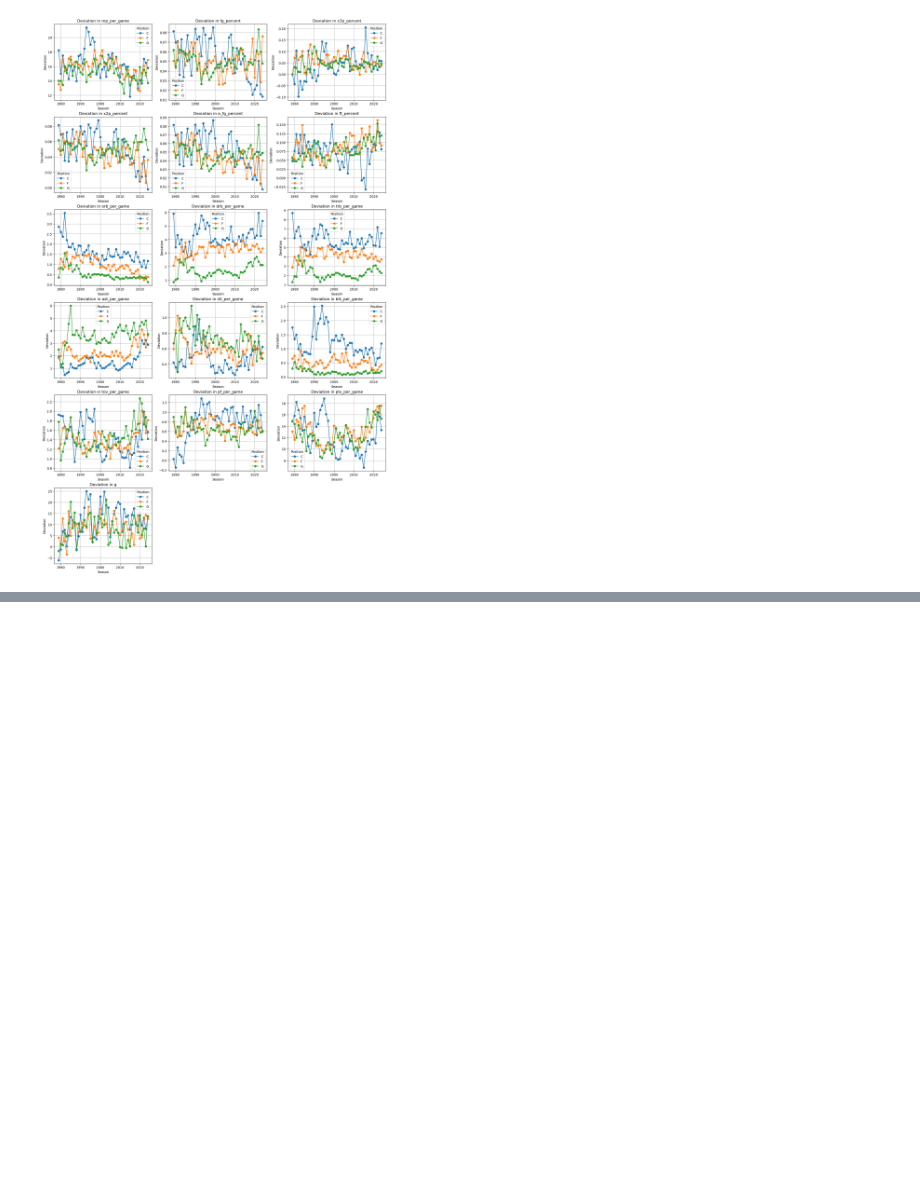
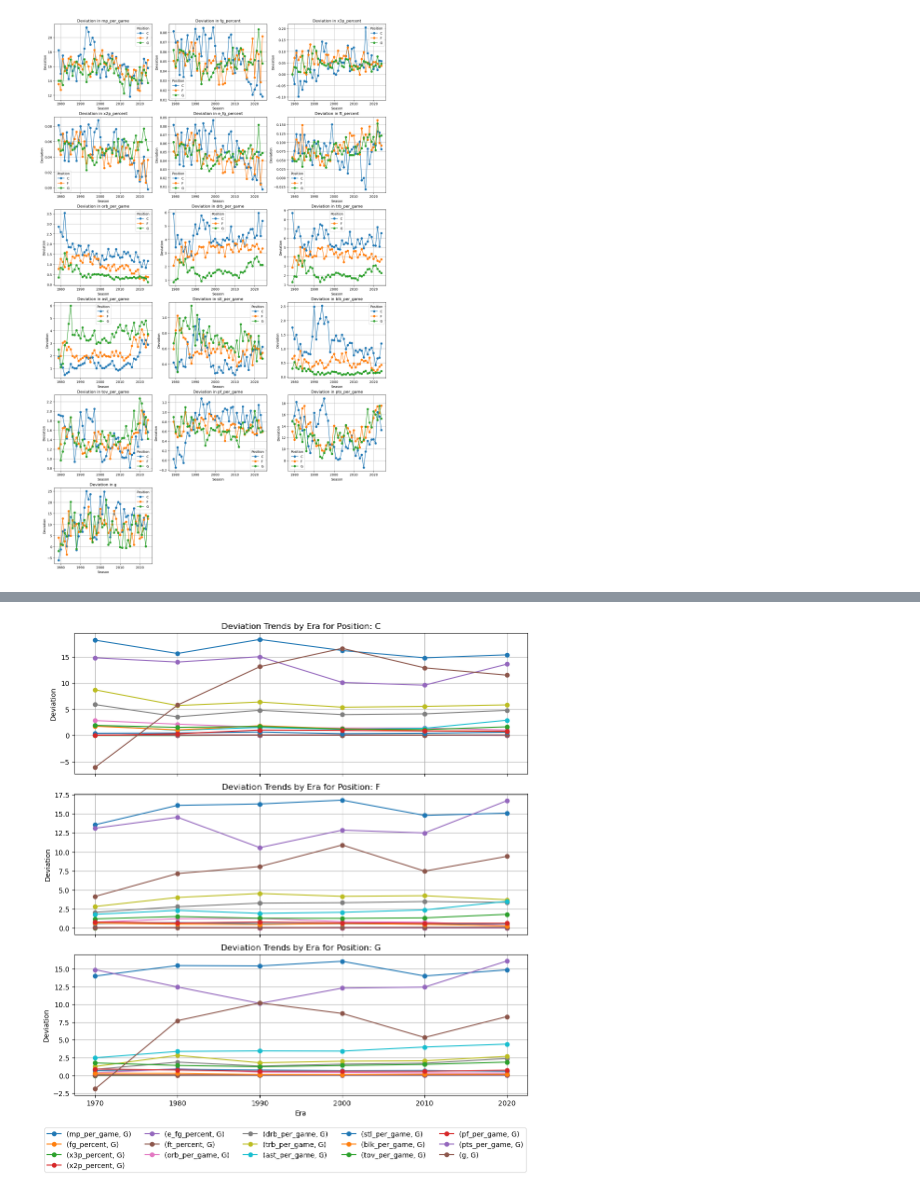
Before and after one commit to RomandRapido/DSC1101, a Jupyter notebook: SA/testing-center.ipynb, the cells around one changed output, grey strips where cells are left out. Cells and saved outputs as stored; diff of their text form; code cells hidden in the pictures; blank space fills up the shorter version.

```diff
--- a/SA/testing-center.ipynb
+++ b/SA/testing-center.ipynb
@@ -379,0 +391,23 @@ plt.show()
+# %%
+era_comparison = deviation.groupby(['era', 'position']).mean()
+
+positions = era_comparison.index.get_level_values('position').unique()
+
+fig, axes = plt.subplots(len(positions), 1, figsize=(10, len(positions) * 4), sharex=True)
+
+for idx, position in enumerate(positions):
+    ax = axes[idx]
+    position_data = era_comparison.loc[(slice(None), position), :].unstack(level='position')
+    position_data.plot(ax=ax, marker='o', legend=False)
+    ax.set_title(f"Deviation Trends by Era for Position: {position}")
+    ax.set_xlabel("Era")
+    ax.set_ylabel("Deviation")
+    ax.grid(True)
+
+handles, labels = ax.get_legend_handles_labels()
+fig.legend(handles, labels, loc='upper center', bbox_to_anchor=(0.5, 0.1), ncol=5)
+
+plt.tight_layout(rect=[0, 0.1, 1, 0.95])
+plt.show()
+# %% [output]
+[figure, added]
```
Also changed, not shown: parts of 4 cells of this notebook.
